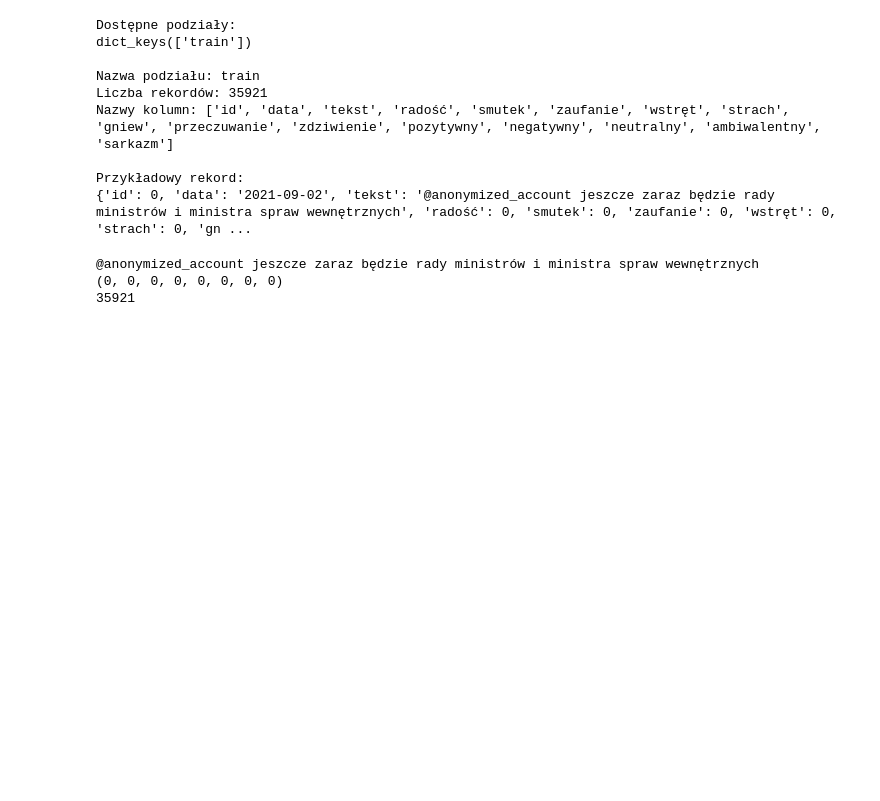
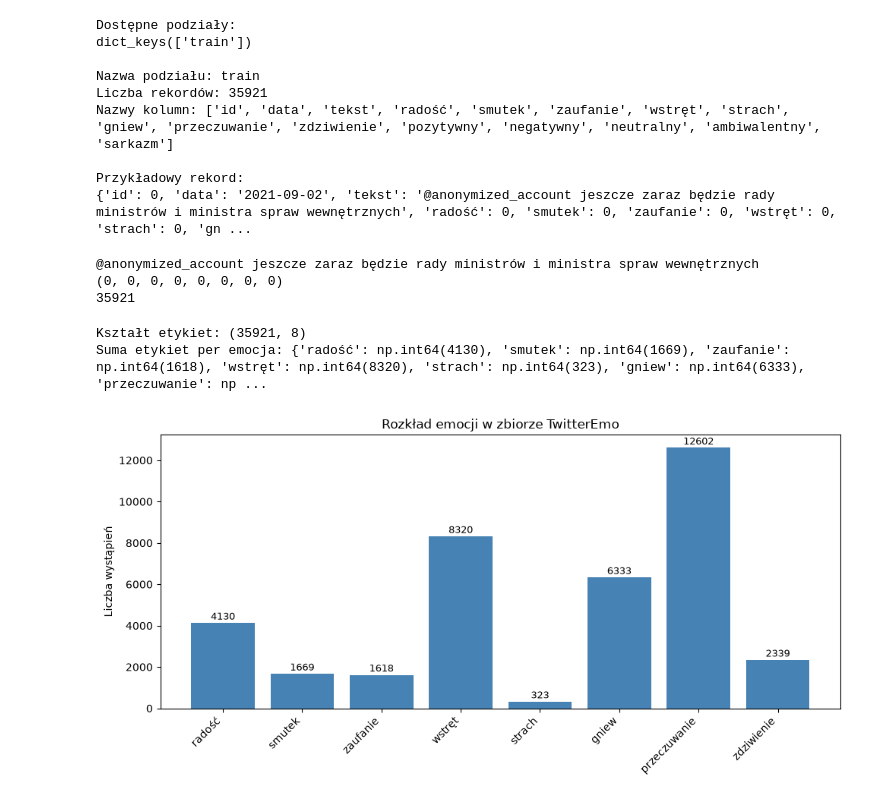
Before and after one commit to marcinoPlayGames/Analyze-emotions-in-polish-internet-posts-using-dataset-TwitterEmo, a Jupyter notebook: notebooks/01_poc_herbert.ipynb, the cells around one changed output. Saved outputs shown, nothing was run; the diff lists cells and outputs as text; code cells hidden in the pictures; blank space fills up the shorter version.

Commit message:
Finishing preparing of PoC by preparing basic EDA plots. Updating the install command of required Python libraries at the start of notebook.

```diff
--- a/notebooks/01_poc_herbert.ipynb
+++ b/notebooks/01_poc_herbert.ipynb
@@ -85,3 +70,37 @@ print(len(labels))
 @anonymized_account jeszcze zaraz będzie rady ministrów i ministra spraw wewnętrznych
 (0, 0, 0, 0, 0, 0, 0, 0)
 35921
+# %%
+import numpy as np
+import pandas as pd
+import matplotlib.pyplot as plt
+import seaborn as sns
+
+EMOTIONS = ["radość", "smutek", "zaufanie", "wstręt", "strach", "gniew", "przeczuwanie", "zdziwienie"]
+
+texts = dataset["train"]["tekst"]
+y = np.stack([dataset["train"][emo] for emo in EMOTIONS], axis=1).astype(np.float32)
+
+print("Kształt etykiet:", y.shape)
+print("Suma etykiet per emocja:", dict(zip(EMOTIONS, y.sum(axis=0).astype(int))))
+# %% [output]
+Kształt etykiet: (35921, 8)
+Suma etykiet per emocja: {'radość': np.int64(4130), 'smutek': np.int64(1669), 'zaufanie': np.int64(1618), 'wstręt': np.int64(8320), 'strach': np.int64(323), 'gniew': np.int64(6333), 'przeczuwanie': np ...
+# %%
+label_counts = y.sum(axis=0).astype(int)
+
+plt.figure(figsize=(10, 5))
+bars = plt.bar(EMOTIONS, label_counts, color="steelblue")
+plt.title("Rozkład emocji w zbiorze TwitterEmo")
+plt.ylabel("Liczba wystąpień")
+plt.xticks(rotation=45, ha="right")
+
+# wartości nad słupkami
+for bar, count in zip(bars, label_counts):
+    plt.text(bar.get_x() + bar.get_width()/2, bar.get_height() + 50,
+             str(count), ha="center", va="bottom", fontsize=9)
+
+plt.tight_layout()
+plt.show()
+# %% [output]
+[figure, added]
```
Also changed, not shown: parts of 6 cells of this notebook.
